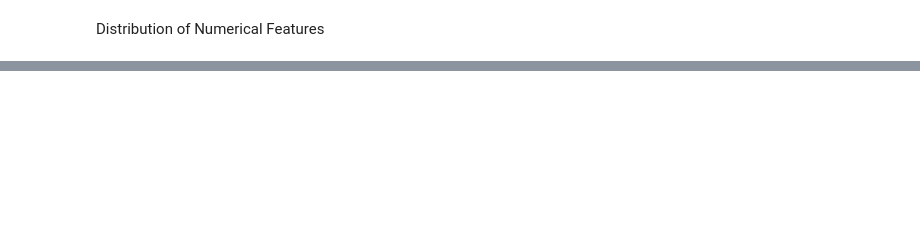
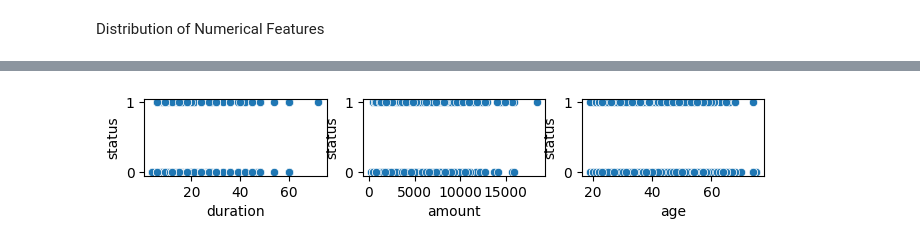
Before and after one commit to ameyak2310/Classifier_GermanCreditRating, a Jupyter notebook: notebooks/eda.ipynb, the cells around one changed output, grey strips where cells are left out. Drawn from its saved outputs; the diff is of its cells as text; code cells hidden in the pictures; blank space fills up the shorter version.

```diff
--- a/notebooks/eda.ipynb
+++ b/notebooks/eda.ipynb
@@ -116,0 +108,12 @@ sns.scatterplot(data=df,
+# %%
+features_neumerical = ['duration', 'amount', 'age',]
+
+f, axes = plt.subplots(1, 3, figsize=(8, 1), sharex=False)
+for axis, feature in zip(axes.flatten(), features_neumerical):
+      sns.scatterplot(data=df,
+                  x=feature,
+                  y='status',
+                  ax=axis,
+                  )
+# %% [output]
+[figure, added]
```
Also changed, not shown: parts of 3 cells of this notebook, 1 other file.
